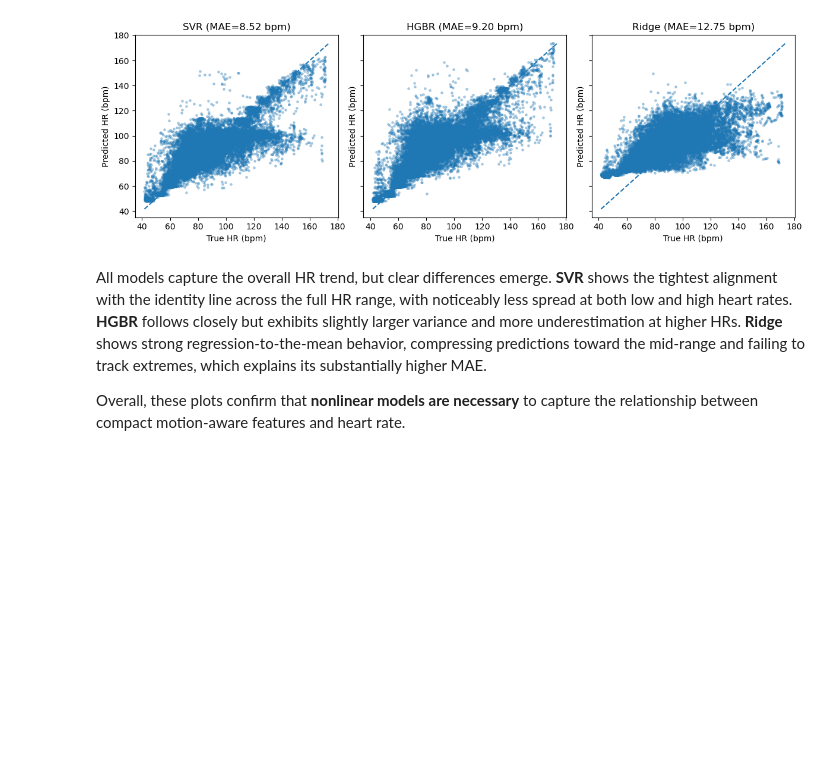
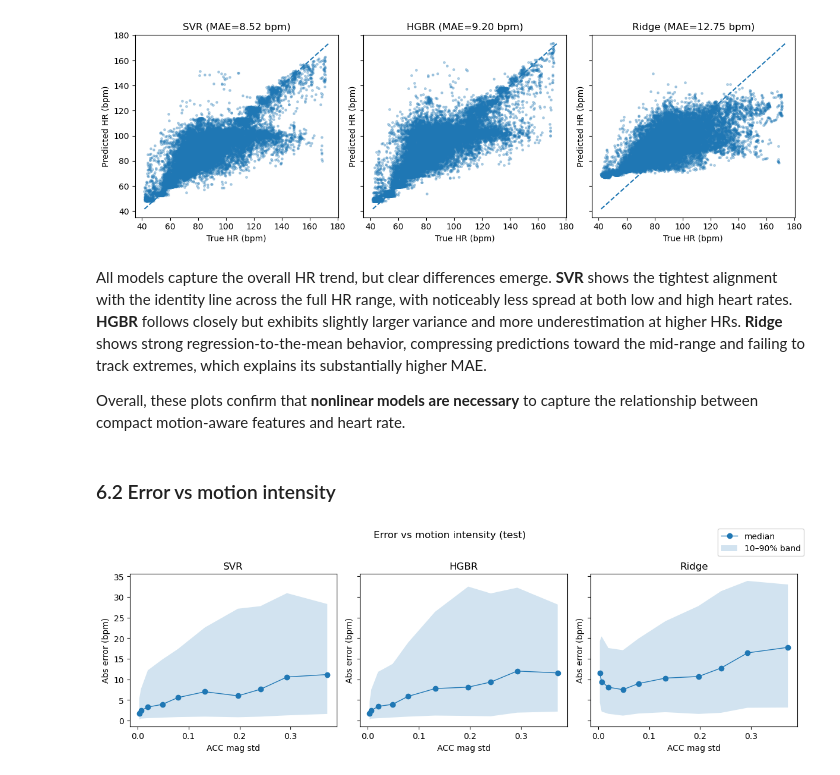
Before and after one commit to ChouaibB/wearables-ml-examples, a Jupyter notebook: notebooks/02_hr_estimation_from_wrist_ppg_acc_ppgdalia.ipynb, the cells around one changed output. Drawn from its saved outputs; the diff is of its cells as text; code cells hidden in the pictures; blank space fills up the shorter version.

Commit message:
residuals and motion intensity

```diff
--- a/notebooks/02_hr_estimation_from_wrist_ppg_acc_ppgdalia.ipynb
+++ b/notebooks/02_hr_estimation_from_wrist_ppg_acc_ppgdalia.ipynb
@@ -535,3 +535,48 @@ plt.show()
 All models capture the overall HR trend, but clear differences emerge. **SVR** shows the tightest alignment with the identity line across the full HR range, with noticeably less spread at both low and high heart rates. **HGBR** follows closely but exhibits slightly larger variance and more underestimation at higher HRs. **Ridge** shows strong regression-to-the-mean behavior, compressing predictions toward the mid-range and failing to track extremes, which explains its substantially higher MAE.
 
 Overall, these plots confirm that **nonlinear models are necessary** to capture the relationship between compact motion-aware features and heart rate.
+# %% [markdown]
+### 6.2 Error vs motion intensity
+# %%
+err_df = X_feat_test.copy()
+for m in models_order:
+    err_df[f"abs_err_{m}"] = np.abs(pred_df[f"y_pred_{m}"] - pred_df["y_true"])
+
+n_bins = 10
+err_df["motion_bin"] = pd.qcut(err_df["acc_mag_std"], q=n_bins, duplicates="drop")
+
+summaries = {}
+for m in models_order:
+    s = (
+        err_df.groupby("motion_bin", observed=False)[f"abs_err_{m}"]
+        .agg(
+            motion_std_median=lambda x: float(np.median(err_df.loc[x.index, "acc_mag_std"])),
+            p10=lambda x: float(np.quantile(x, 0.10)),
+            p50="median",
+            p90=lambda x: float(np.quantile(x, 0.90)),
+        )
+        .reset_index(drop=True)
+        .sort_values("motion_std_median")
+    )
+    summaries[m] = s
+
+fig, axes = plt.subplots(1, 3, figsize=(12, 3.8), sharex=True, sharey=True)
+
+line_handle = None
+band_handle = None
+
+for ax, m in zip(axes, models_order):
+    s = summaries[m]
+    (line_handle,) = ax.plot(s["motion_std_median"], s["p50"], marker="o", lw=1)
+    band_handle = ax.fill_between(s["motion_std_median"], s["p10"], s["p90"], alpha=0.2)
+
+    ax.set_title(m)
+    ax.set_xlabel("ACC mag std")
+    ax.set_ylabel("Abs error (bpm)")
+
+fig.suptitle("Error vs motion intensity (test)", y=1.02)
+fig.legend([line_handle, band_handle], ["median", "10–90% band"], ncol=1)
+plt.tight_layout()
+plt.show()
+# %% [output]
+[figure, added]
```
Also changed, not shown: parts of 1 cell of this notebook.
